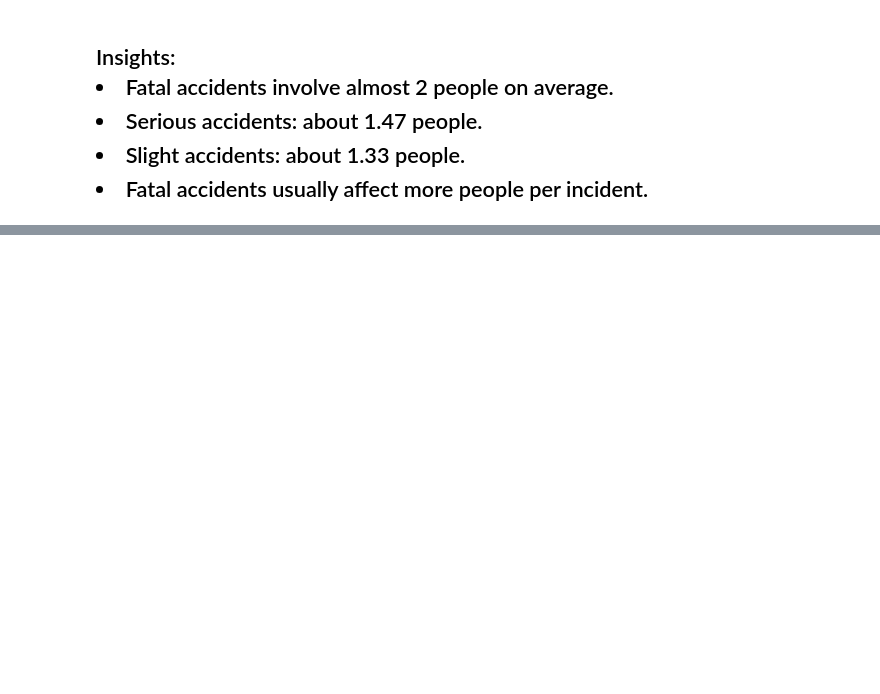
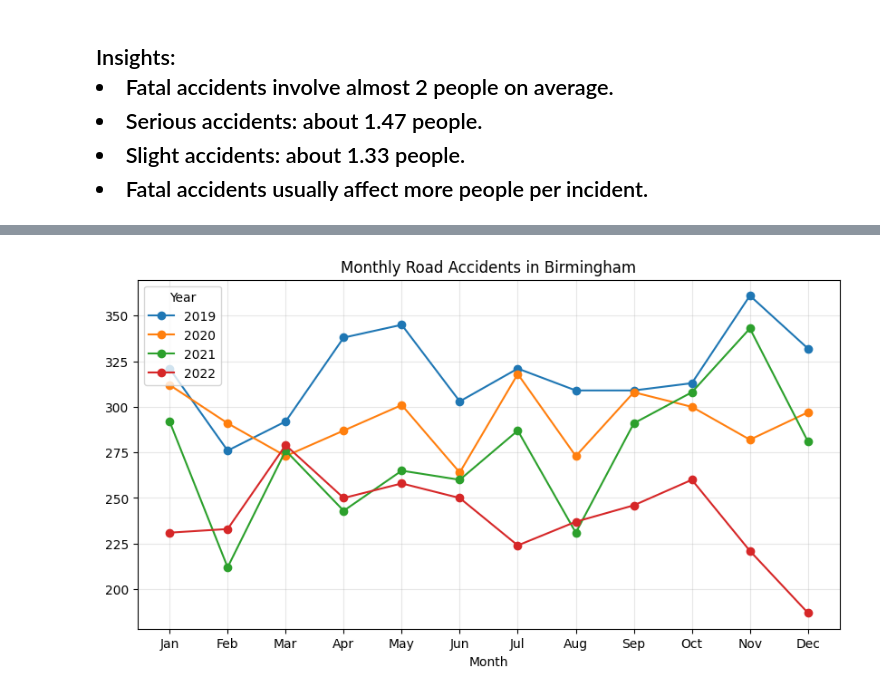
Before and after one commit to Vanned27/ELEC303-DIAZ, a Jupyter notebook: Activity2.ipynb, the cells around one changed output, grey strips where cells are left out. Cells and saved outputs as stored; diff of their text form; code cells hidden in the pictures; blank space fills up the shorter version.

```diff
--- a/Activity2.ipynb
+++ b/Activity2.ipynb
@@ -468,0 +474,15 @@ Name: Number_of_Casualties, dtype: float64
+# %%
+# Filter Birmingham data
+birmingham_df = ukaccidents[ukaccidents['District Area'] == 'Birmingham']
+birmingham_monthly = birmingham_df.groupby(['Year', 'Month']).size().reset_index(name='Accident_Count')
+
+# Pivot for plotting
+birmingham_pivot = birmingham_monthly.pivot(index='Month', columns='Year', values='Accident_Count')
+
+# Plot
+birmingham_pivot.plot(marker='o', figsize=(10,5), title="Monthly Road Accidents in Birmingham")
+plt.xticks(range(1,13), ['Jan','Feb','Mar','Apr','May','Jun','Jul','Aug','Sep','Oct','Nov','Dec'])
+plt.grid(alpha=0.3)
+plt.show()
+# %% [output]
+[figure, added]
```
Also changed, not shown: parts of 24 cells of this notebook.
